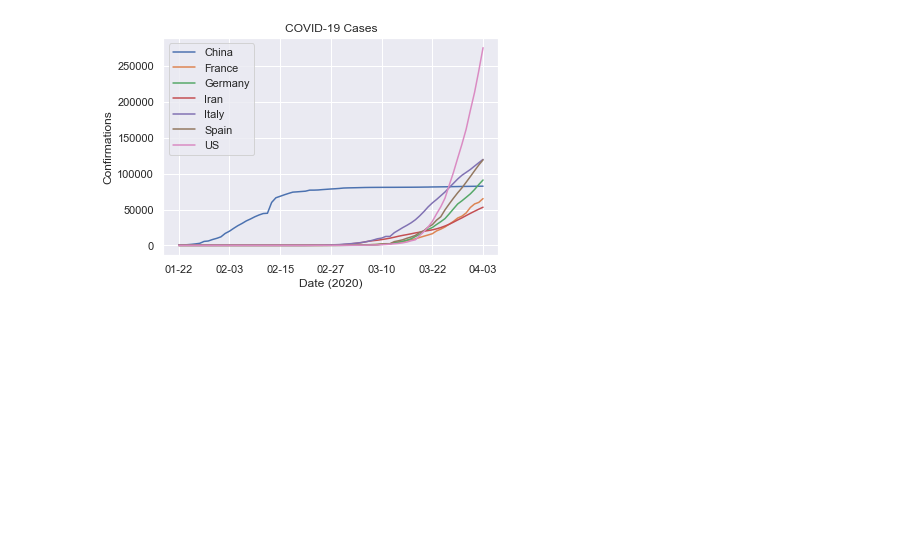
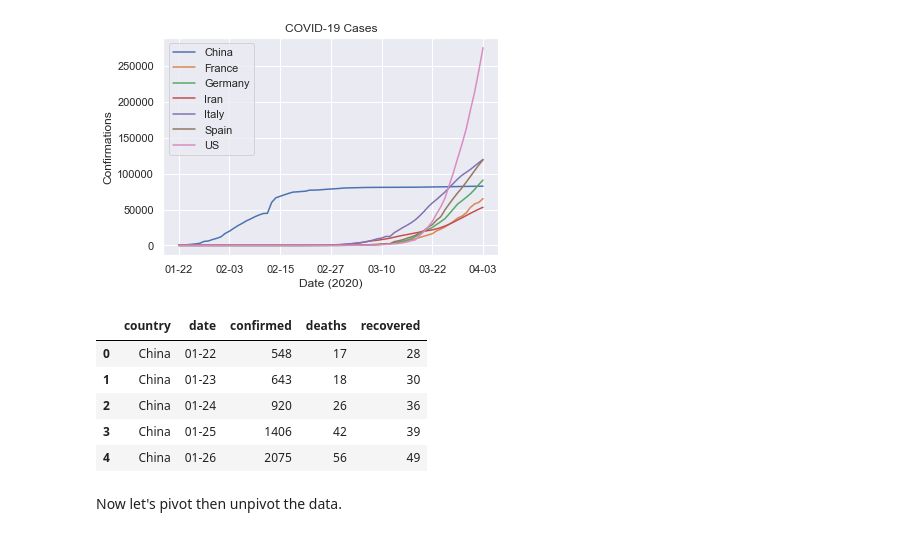
Before and after one commit to ilknarf/covid_graph, a Jupyter notebook: pandas_test.ipynb, the cells around one changed output. Cells and saved outputs as stored; diff of their text form; code cells hidden in the pictures; blank space fills up the shorter version.

```diff
--- a/pandas_test.ipynb
+++ b/pandas_test.ipynb
@@ -74,3 +67,14 @@ _ = p.set_xlabel('Date (2020)')
 _ = p.set_title('COVID-19 Cases')
 # %% [output]
 [figure]
+# %%
+d.head()
+# %% [output]
+|  | country | date | confirmed | deaths | recovered |
+| 0 | China | 01-22 | 548 | 17 | 28 |
+| 1 | China | 01-23 | 643 | 18 | 30 |
+| 2 | China | 01-24 | 920 | 26 | 36 |
+| 3 | China | 01-25 | 1406 | 42 | 39 |
+| 4 | China | 01-26 | 2075 | 56 | 49 |
+# %% [markdown]
+Now let's pivot then unpivot the data.
```
Also changed, not shown: parts of 15 cells of this notebook.
